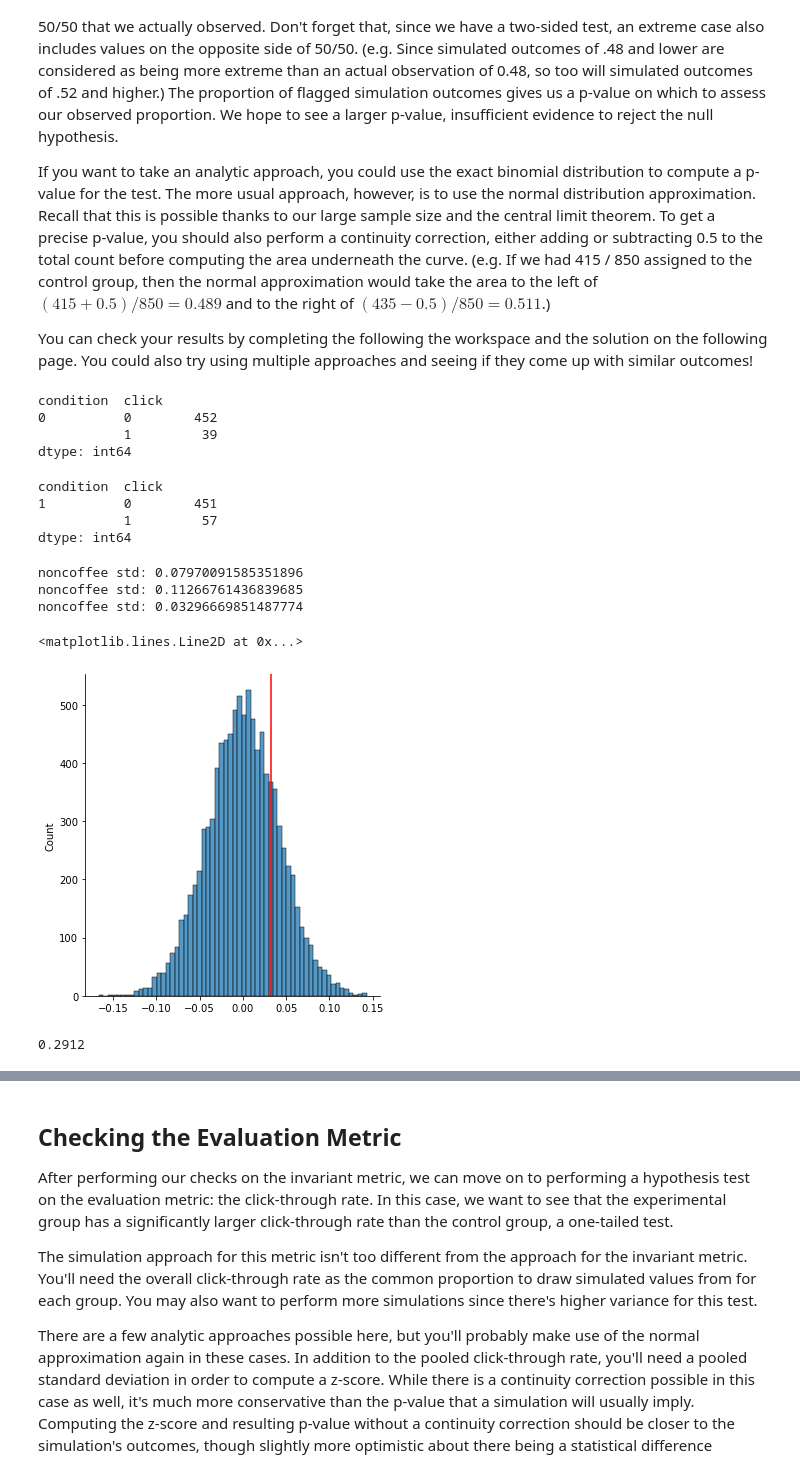
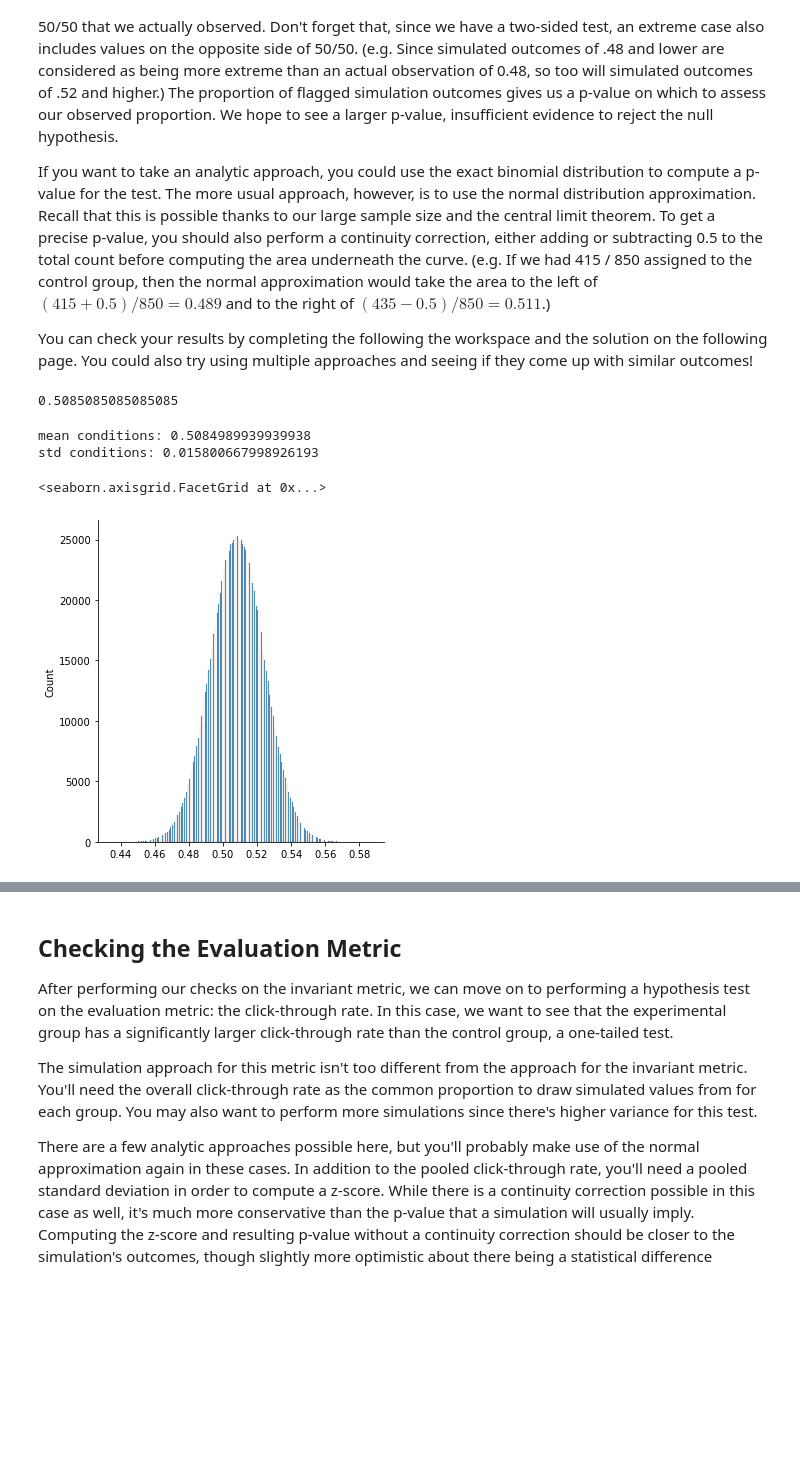
Before and after one commit to vpontello/DataScience_Nanodegree, a Jupyter notebook: 04_Experimental_Design_and_Recommendations/03_Statistical_Considerations_in_Testing/exercise_1_statistical_significance/exercise_1_statistical_significance.ipynb, the cells around one changed output, grey strips where cells are left out. Drawn from its saved outputs; the diff is of its cells as text; code cells hidden in the pictures; blank space fills up the shorter version.

```diff
--- a/04_Experimental_Design_and_Recommendations/03_Statistical_Considerations_in_Testing/exercise_1_statistical_significance/exercise_1_statistical_significance.ipynb
+++ b/04_Experimental_Design_and_Recommendations/03_Statistical_Considerations_in_Testing/exercise_1_statistical_significance/exercise_1_statistical_significance.ipynb
@@ -49,46 +49,29 @@ You can check your results by completing the following the workspace and the sol
 import numpy as np
 import pandas as pd
 import seaborn as sns
-# %%
-# Analytic approach: your work here: feel free to create additional code cells as needed!
-data[data['condition']==0].value_counts()
-# %% [output]
-condition  click
-0          0        452
-           1         39
-dtype: int64
 # %%
-data[data['condition']==1].value_counts()
+data['condition'].mean()
 # %% [output]
-condition  click
-1          0        451
-           1         57
-dtype: int64
+0.5085085085085085
 # %%
 # Simulation approach: your work here: feel free to create additional code cells as needed!
 
 # Control group
 sample_data = data.copy()
 
 # Simulation approach: your work here: feel free to create additional code cells as needed!
-df_bootstrap = pd.DataFrame()
-for i in range(10000):
-    df_subsample = sample_data.sample(200, replace=True)
-    mean_ctr = df_subsample.query('condition == 0')['click'].mean()
-    mean_exp = df_subsample.query('condition == 1')['click'].mean()
-    diff = mean_exp - mean_ctr
-    df_bootstrap = pd.concat([df_bootstrap, pd.DataFrame({'mean_ctr':[mean_ctr],
-                                                          'mean_exp':[mean_exp],
-                                                        'diff':[diff]})
-                                                          ])
+sample_mean = []
+for i in range(1_000_000):
+    sample = sample_data.sample(sample_data.shape[0], replace=True)
+    sample_mean.append(sample['condition'].mean())
+
+print(f'mean conditions: {np.mean(sample_mean)}')
+# * What is the standard deviation of the sampling distribution of the mean of five draws? Use quiz 2 below to assure your answers are correct.
+print(f'std conditions: {np.std(sample_mean)}')
+
+sns.displot(sample_mean)
+# %% [output]
+mean conditions: 0.5084989939939938
+std conditions: 0.015800667998926193
+<seaborn.axisgrid.FacetGrid at 0x...>
+[figure, added]
-# %%
-# The standard deviation of the sampling distribution for the mean of those that do not drink coffee.
-print(f'noncoffee std: {df_bootstrap["mean_ctr"].mean()}')
-# The standard deviation of the sampling distribution for the mean of those that drink coffee.
-print(f'noncoffee std: {df_bootstrap["mean_exp"].mean()}')
-# The standard deviation of the sampling distribution for the difference in means of those that drink coffee and those that do not.
-print(f'noncoffee std: {df_bootstrap["diff"].mean()}')
-# %% [output]
-noncoffee std: 0.07970091585351896
-noncoffee std: 0.11266761436839685
-noncoffee std: 0.03296669851487774
@@ -97,11 +77,0 @@ null_vals = np.random.normal(0, np.std(df_bootstrap["diff"]), size=len(df_bootst
-# %%
-sns.displot(null_vals)
-plt.axvline(x=df_bootstrap["diff"].mean(), color='red')
-# %% [output]
-<matplotlib.lines.Line2D at 0x...>
-[figure, removed]
-# %%
-p_value = (null_vals > df_bootstrap["diff"]).mean()
-print(p_value)
-# %% [output]
-0.2912
```
Also changed, not shown: parts of 22 cells of this notebook.
